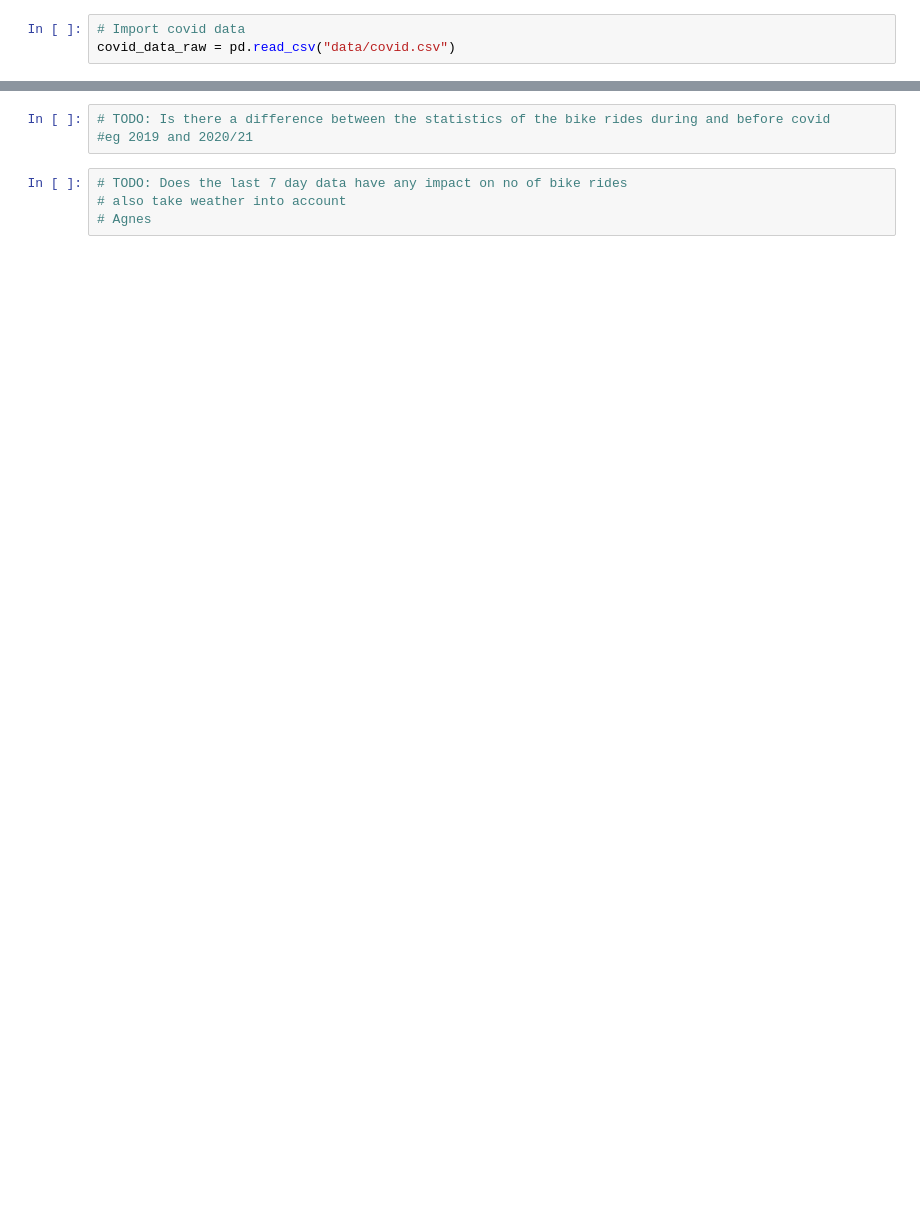
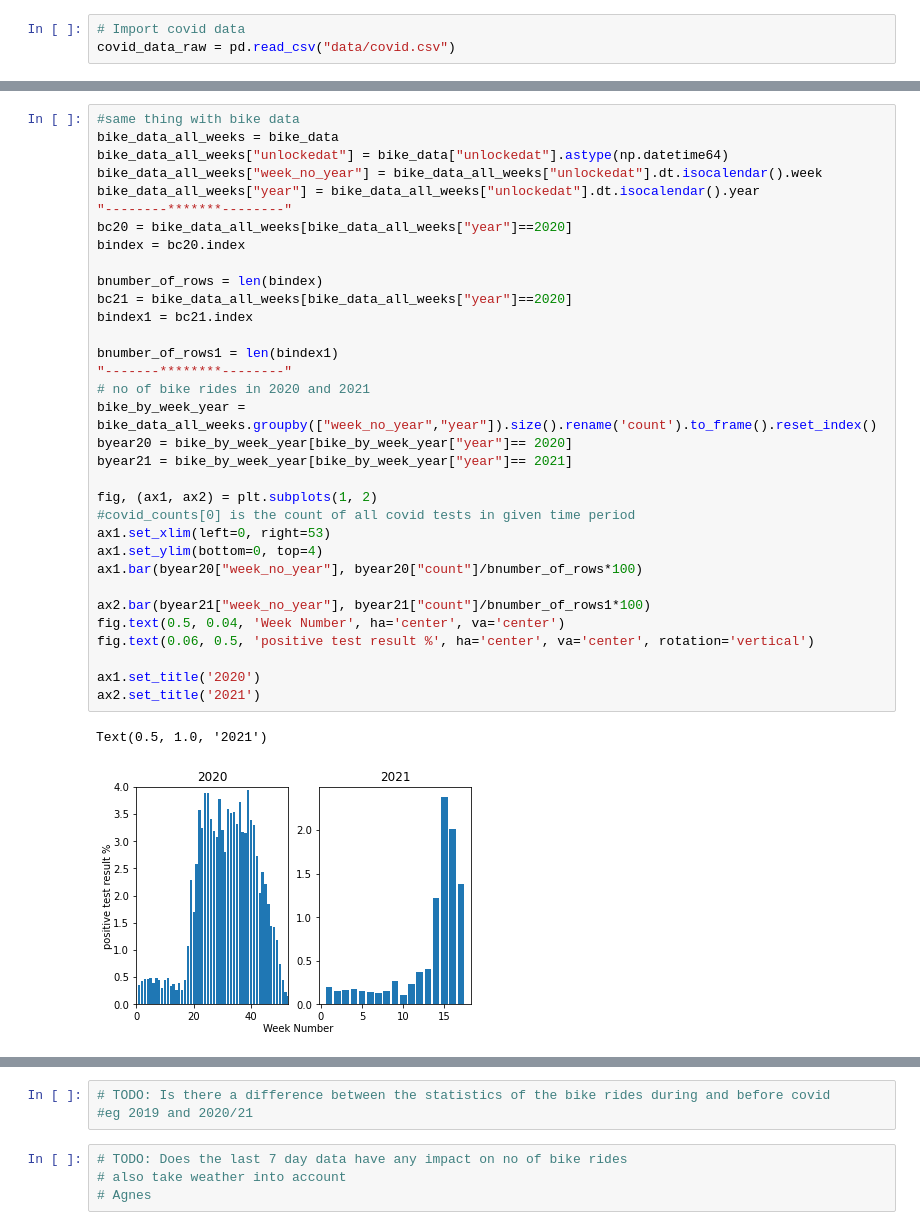
Before and after one commit to kerdokurs/ids_project, a Jupyter notebook: IDS_Project.ipynb, the cells around one changed output, grey strips where cells are left out. Saved outputs shown, nothing was run; the diff lists cells and outputs as text; blank space fills up the shorter version.

```diff
--- a/IDS_Project.ipynb
+++ b/IDS_Project.ipynb
@@ -110,0 +155,36 @@ Name: ResultValue, dtype: int64
+# %%
+#same thing with bike data
+bike_data_all_weeks = bike_data
+bike_data_all_weeks["unlockedat"] = bike_data["unlockedat"].astype(np.datetime64)
+bike_data_all_weeks["week_no_year"] = bike_data_all_weeks["unlockedat"].dt.isocalendar().week
+bike_data_all_weeks["year"] = bike_data_all_weeks["unlockedat"].dt.isocalendar().year
+"--------*******--------"
+bc20 = bike_data_all_weeks[bike_data_all_weeks["year"]==2020]
+bindex = bc20.index
+
+bnumber_of_rows = len(bindex)
+bc21 = bike_data_all_weeks[bike_data_all_weeks["year"]==2020]
+bindex1 = bc21.index
+
+bnumber_of_rows1 = len(bindex1)
+"-------********--------"
+# no of bike rides in 2020 and 2021
+bike_by_week_year = bike_data_all_weeks.groupby(["week_no_year","year"]).size().rename('count').to_frame().reset_index()
+byear20 = bike_by_week_year[bike_by_week_year["year"]== 2020]
+byear21 = bike_by_week_year[bike_by_week_year["year"]== 2021]
+
+fig, (ax1, ax2) = plt.subplots(1, 2)
+#covid_counts[0] is the count of all covid tests in given time period
+ax1.set_xlim(left=0, right=53)
+ax1.set_ylim(bottom=0, top=4)
+ax1.bar(byear20["week_no_year"], byear20["count"]/bnumber_of_rows*100)
+
+ax2.bar(byear21["week_no_year"], byear21["count"]/bnumber_of_rows1*100)
+fig.text(0.5, 0.04, 'Week Number', ha='center', va='center')
+fig.text(0.06, 0.5, 'positive test result %', ha='center', va='center', rotation='vertical')
+
+ax1.set_title('2020')
+ax2.set_title('2021')
+# %% [output]
+Text(0.5, 1.0, '2021')
+[figure, added]
```
Also changed, not shown: parts of 11 cells of this notebook.
